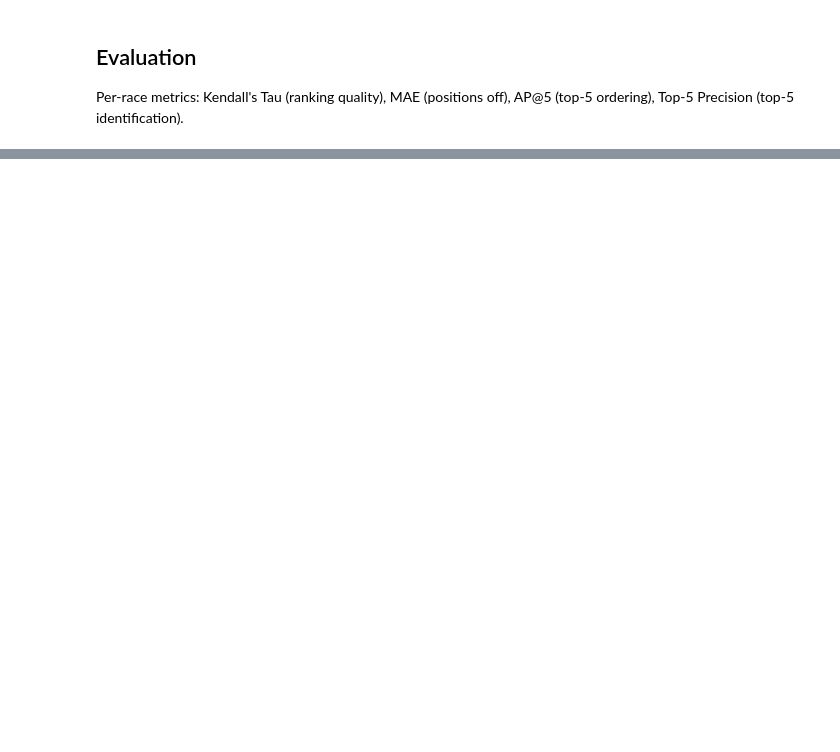
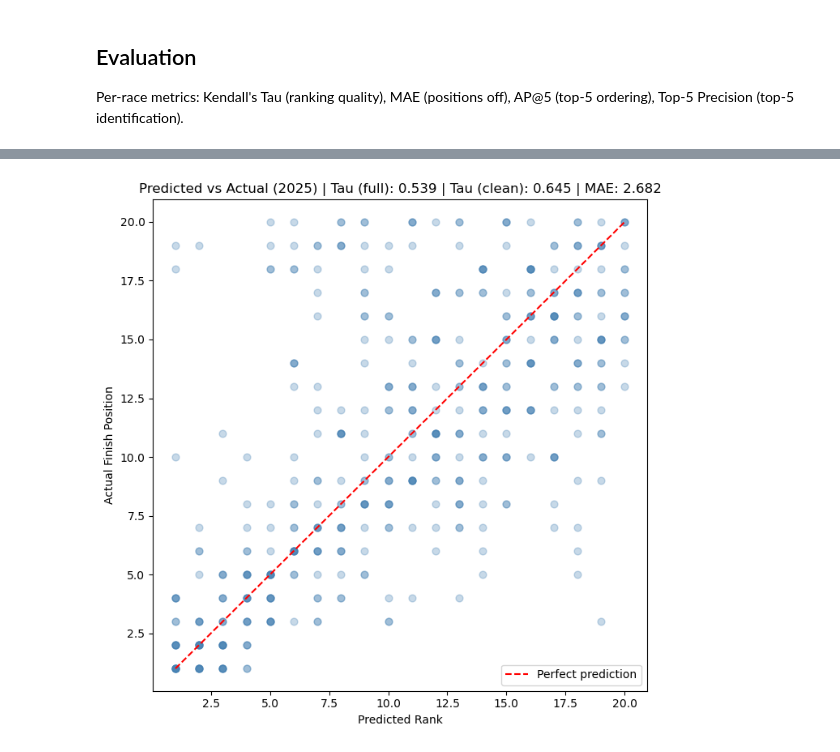
Before and after one commit to JohanRamirez2022/F1-Driver-Race-Position-Predictor, a Jupyter notebook: F1.ipynb, the cells around one changed output, grey strips where cells are left out. Saved outputs shown, nothing was run; the diff lists cells and outputs as text; code cells hidden in the pictures; blank space fills up the shorter version.

```diff
--- a/F1.ipynb
+++ b/F1.ipynb
@@ -311,19 +329,17 @@ df['driver_rolling_avg_timedelta_5'] = df['driver_rolling_avg_timedelta_5'].fill
 leakage = ['Points', 'TimeDelta', 'TimeDetla', 'Podium', 'Status', 'Time']
 df = df.drop(columns=leakage, errors='ignore')
 
-# Save reference copy before encoding (needed for evaluation)
+#  One-hot encode categoricals
 df_ref = df[['Season', 'Round', 'EventName', 'FullName', 'FinishPosition']].copy()
 
-# One-hot encode categoricals
-teamDummy = pd.get_dummies(df['TeamName'], prefix='Team')
-driverDummy = pd.get_dummies(df['FullName'], prefix='Driver')
-eventDummy = pd.get_dummies(df['EventName'], prefix='Event')
+teamDummy   = pd.get_dummies(df['TeamName'],  prefix='Team')
+
 df = df.drop(columns=['TeamName', 'FullName', 'EventName'])
-df = pd.concat([df, teamDummy, driverDummy, eventDummy], axis=1)
+df = pd.concat([df, teamDummy], axis=1)
 
 # Drop rows missing qualifying data, then drop intermediate columns
 df = df.dropna(subset=['best_q_time'])
-df = df.drop(columns=['driver_rolling_avg_timedelta_3', 'team_rolling_avg_3',
+df = df.drop(columns=['driver_rolling_avg_timedelta_3', 'team_rolling_avg_3', 'driver_rolling_avg_3',
                        'Q1_seconds', 'Q2_seconds', 'Q3_seconds', 'best_q_time'])
 
 print(f"Final shape: {df.shape}")
@@ -617,12 +747,19 @@ print(f"Mean Top-5 Precision: {np.mean(list(top5_scores.values())):.3f}")
 # %%
 fig, ax = plt.subplots(figsize=(7, 7))
 ax.scatter(df_eval_ref['Predicted_Rank'], df_eval_ref['FinishPosition'],
            alpha=0.3, edgecolors='steelblue', facecolors='steelblue', s=40)
 ax.plot([1, 20], [1, 20], color='red', linestyle='--', linewidth=1.5, label='Perfect prediction')
 ax.set_xlabel('Predicted Rank')
 ax.set_ylabel('Actual Finish Position')
-ax.set_title(f"Predicted vs Actual (2025) | Tau: {np.mean(list(tau_scores.values())):.3f} | MAE: {np.mean(list(mae_scores.values())):.3f}")
+ax.set_title(
+    f"Predicted vs Actual (2025) | "
+    f"Tau (full): {np.mean(list(tau_full_scores.values())):.3f} | "
+    f"Tau (clean): {np.mean(list(tau_clean_scores.values())):.3f} | "
+    f"MAE: {np.mean(list(mae_scores.values())):.3f}"
+)
 ax.legend()
 plt.tight_layout()
 plt.show()
+# %% [output]
+[figure, added]
 # %%
```
Also changed, not shown: parts of 31 cells of this notebook, 14 other files.
